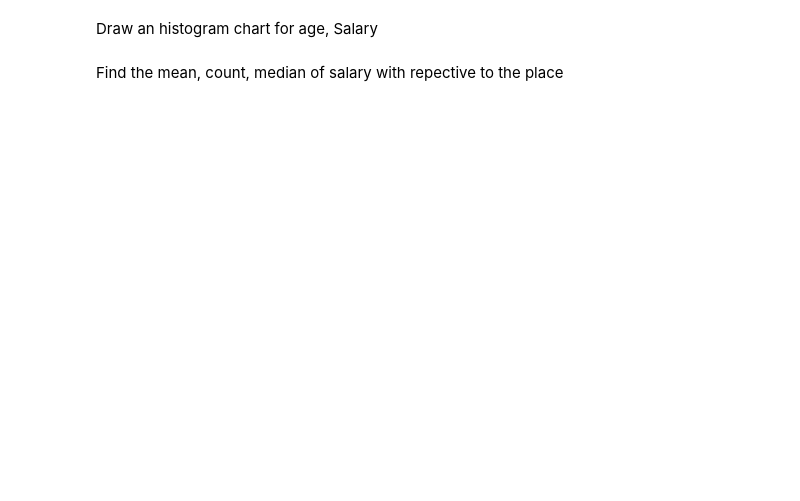
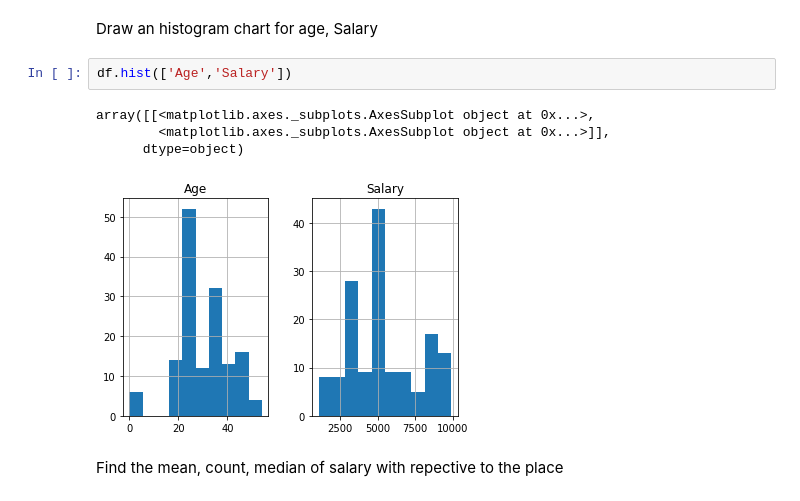
Before and after one commit to naga-sk/DataScienceTraining-Assignments, a Jupyter notebook: Pandas_Excercise.ipynb, the cells around one changed output. Drawn from its saved outputs; the diff is of its cells as text; blank space fills up the shorter version.

```diff
--- a/Pandas_Excercise.ipynb
+++ b/Pandas_Excercise.ipynb
@@ -230,4 +558,11 @@ Find the mean age with repective to the Company
 # %% [markdown]
 Draw an histogram chart for age, Salary
+# %%
+df.hist(['Age','Salary'])
+# %% [output]
+array([[<matplotlib.axes._subplots.AxesSubplot object at 0x...>,
+        <matplotlib.axes._subplots.AxesSubplot object at 0x...>]],
+      dtype=object)
+[figure, added]
 # %% [markdown]
 Find the mean, count, median of salary with repective to the place
```
Also changed, not shown: parts of 50 cells of this notebook.
